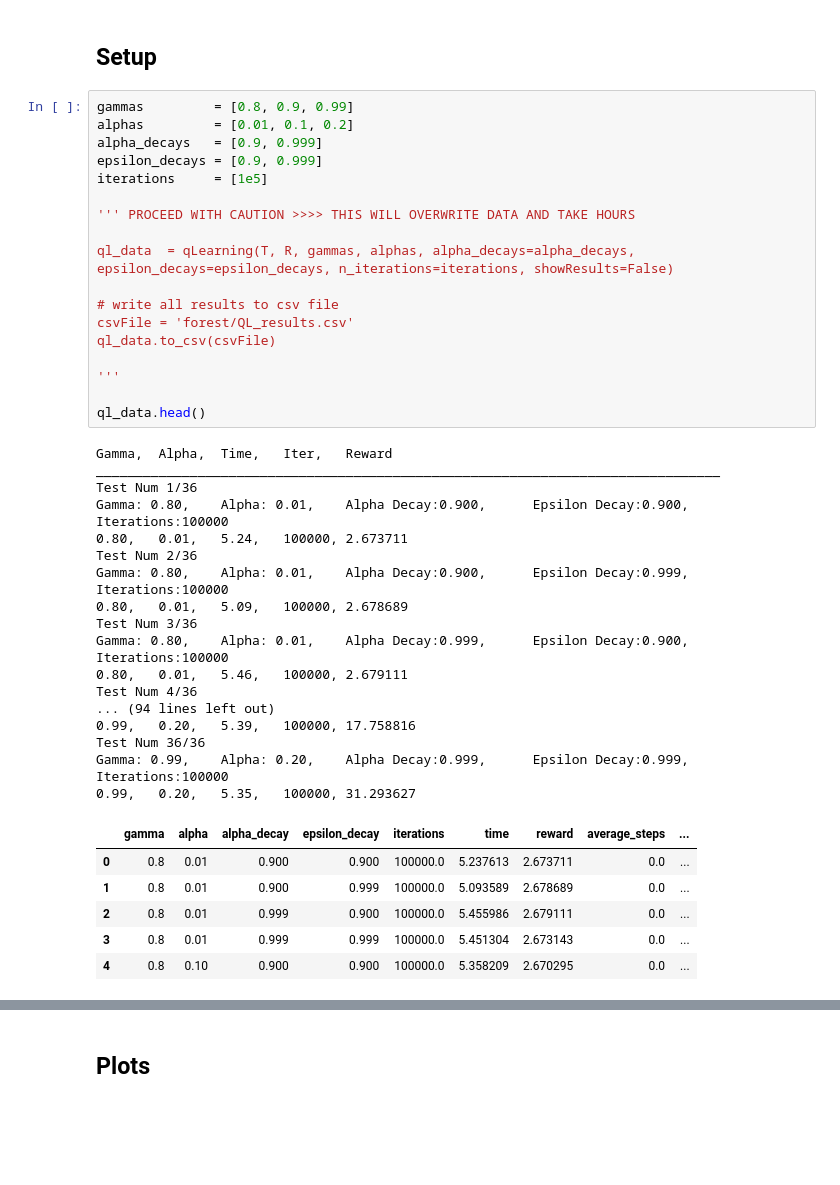
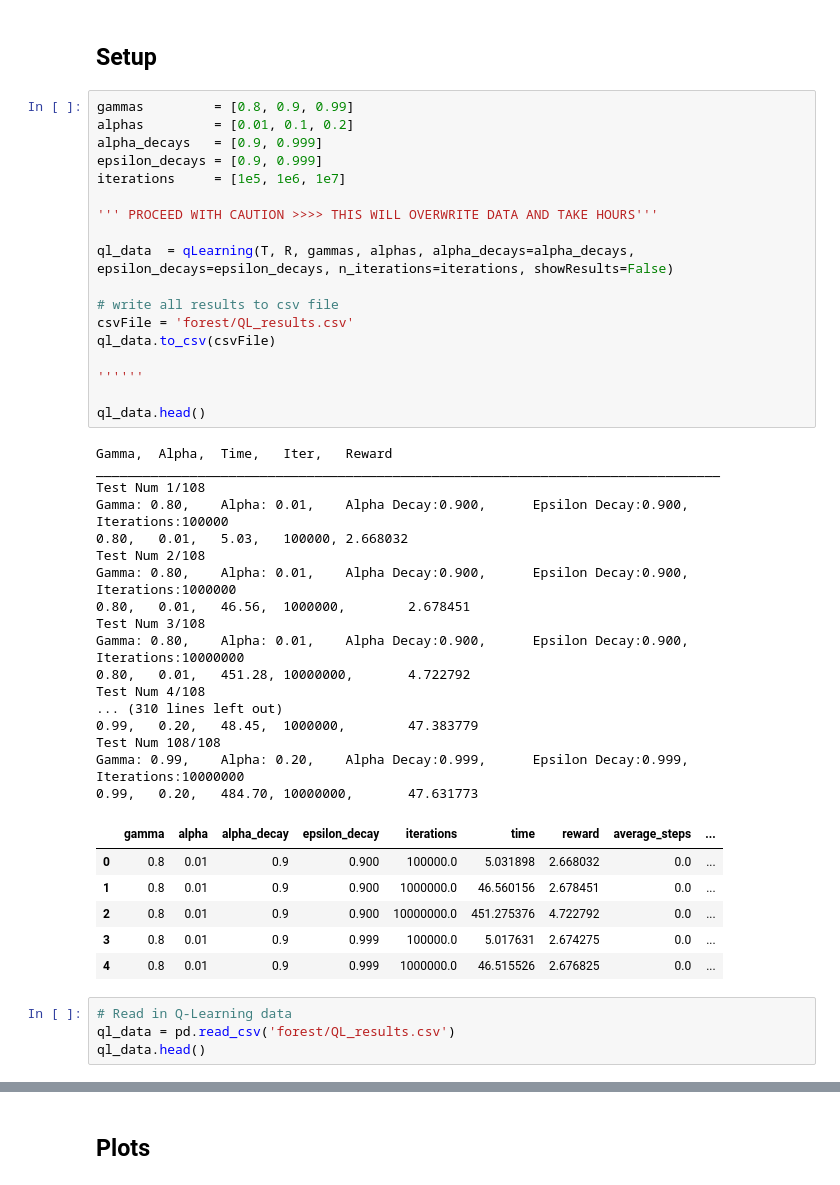
Before and after one commit to reedipher/CS-7641-reinforcement_learning, a Jupyter notebook: code/forest.ipynb, the cells around one changed output, grey strips where cells are left out. Cells and saved outputs as stored; diff of their text form; blank space fills up the shorter version.

Commit message:
finished running q-learning on forest

```diff
--- a/code/forest.ipynb
+++ b/code/forest.ipynb
@@ -411,42 +410,46 @@ def qLearning(t, r, gammas, alphas, alpha_decays=[0.99], epsilon_decays=[0.99],
 # %%
 gammas         = [0.8, 0.9, 0.99]
 alphas         = [0.01, 0.1, 0.2]
 alpha_decays   = [0.9, 0.999]
 epsilon_decays = [0.9, 0.999]
-iterations     = [1e5]
+iterations     = [1e5, 1e6, 1e7]
 
-''' PROCEED WITH CAUTION >>>> THIS WILL OVERWRITE DATA AND TAKE HOURS
+''' PROCEED WITH CAUTION >>>> THIS WILL OVERWRITE DATA AND TAKE HOURS'''
 
 ql_data  = qLearning(T, R, gammas, alphas, alpha_decays=alpha_decays, epsilon_decays=epsilon_decays, n_iterations=iterations, showResults=False)
 
 # write all results to csv file
 csvFile = 'forest/QL_results.csv'
 ql_data.to_csv(csvFile)
 
-'''
+''''''
 
 ql_data.head()
 # %% [output]
 Gamma,  Alpha,  Time,   Iter,   Reward
 ________________________________________________________________________________
-Test Num 1/36
+Test Num 1/108
 Gamma: 0.80,    Alpha: 0.01,    Alpha Decay:0.900,      Epsilon Decay:0.900,    Iterations:100000
-0.80,   0.01,   5.24,   100000, 2.673711
-Test Num 2/36
-Gamma: 0.80,    Alpha: 0.01,    Alpha Decay:0.900,      Epsilon Decay:0.999,    Iterations:100000
-0.80,   0.01,   5.09,   100000, 2.678689
-Test Num 3/36
-Gamma: 0.80,    Alpha: 0.01,    Alpha Decay:0.999,      Epsilon Decay:0.900,    Iterations:100000
-0.80,   0.01,   5.46,   100000, 2.679111
-Test Num 4/36
-... (94 lines left out)
-0.99,   0.20,   5.39,   100000, 17.758816
-Test Num 36/36
-Gamma: 0.99,    Alpha: 0.20,    Alpha Decay:0.999,      Epsilon Decay:0.999,    Iterations:100000
-0.99,   0.20,   5.35,   100000, 31.293627
+0.80,   0.01,   5.03,   100000, 2.668032
+Test Num 2/108
+Gamma: 0.80,    Alpha: 0.01,    Alpha Decay:0.900,      Epsilon Decay:0.900,    Iterations:1000000
+0.80,   0.01,   46.56,  1000000,        2.678451
+Test Num 3/108
+Gamma: 0.80,    Alpha: 0.01,    Alpha Decay:0.900,      Epsilon Decay:0.900,    Iterations:10000000
+0.80,   0.01,   451.28, 10000000,       4.722792
+Test Num 4/108
+... (310 lines left out)
+0.99,   0.20,   48.45,  1000000,        47.383779
+Test Num 108/108
+Gamma: 0.99,    Alpha: 0.20,    Alpha Decay:0.999,      Epsilon Decay:0.999,    Iterations:10000000
+0.99,   0.20,   484.70, 10000000,       47.631773
 |  | gamma | alpha | alpha_decay | epsilon_decay | iterations | time | reward | average_steps | ... |
-| 0 | 0.8 | 0.01 | 0.900 | 0.900 | 100000.0 | 5.237613 | 2.673711 | 0.0 | ... |
-| 1 | 0.8 | 0.01 | 0.900 | 0.999 | 100000.0 | 5.093589 | 2.678689 | 0.0 | ... |
-| 2 | 0.8 | 0.01 | 0.999 | 0.900 | 100000.0 | 5.455986 | 2.679111 | 0.0 | ... |
-| 3 | 0.8 | 0.01 | 0.999 | 0.999 | 100000.0 | 5.451304 | 2.673143 | 0.0 | ... |
-| 4 | 0.8 | 0.10 | 0.900 | 0.900 | 100000.0 | 5.358209 | 2.670295 | 0.0 | ... |
+| 0 | 0.8 | 0.01 | 0.9 | 0.900 | 100000.0 | 5.031898 | 2.668032 | 0.0 | ... |
+| 1 | 0.8 | 0.01 | 0.9 | 0.900 | 1000000.0 | 46.560156 | 2.678451 | 0.0 | ... |
+| 2 | 0.8 | 0.01 | 0.9 | 0.900 | 10000000.0 | 451.275376 | 4.722792 | 0.0 | ... |
+| 3 | 0.8 | 0.01 | 0.9 | 0.999 | 100000.0 | 5.017631 | 2.674275 | 0.0 | ... |
+| 4 | 0.8 | 0.01 | 0.9 | 0.999 | 1000000.0 | 46.515526 | 2.676825 | 0.0 | ... |
+# %%
+# Read in Q-Learning data
+ql_data = pd.read_csv('forest/QL_results.csv')
+ql_data.head()
```
Also changed, not shown: parts of 10 cells of this notebook, 9 other files.
